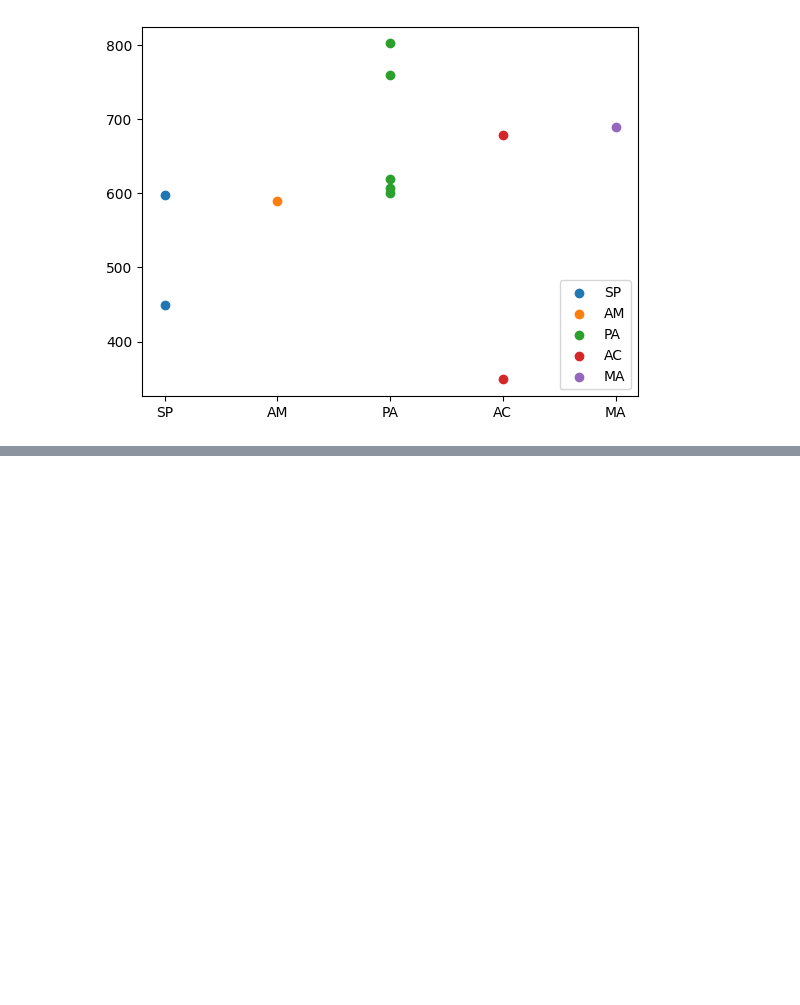
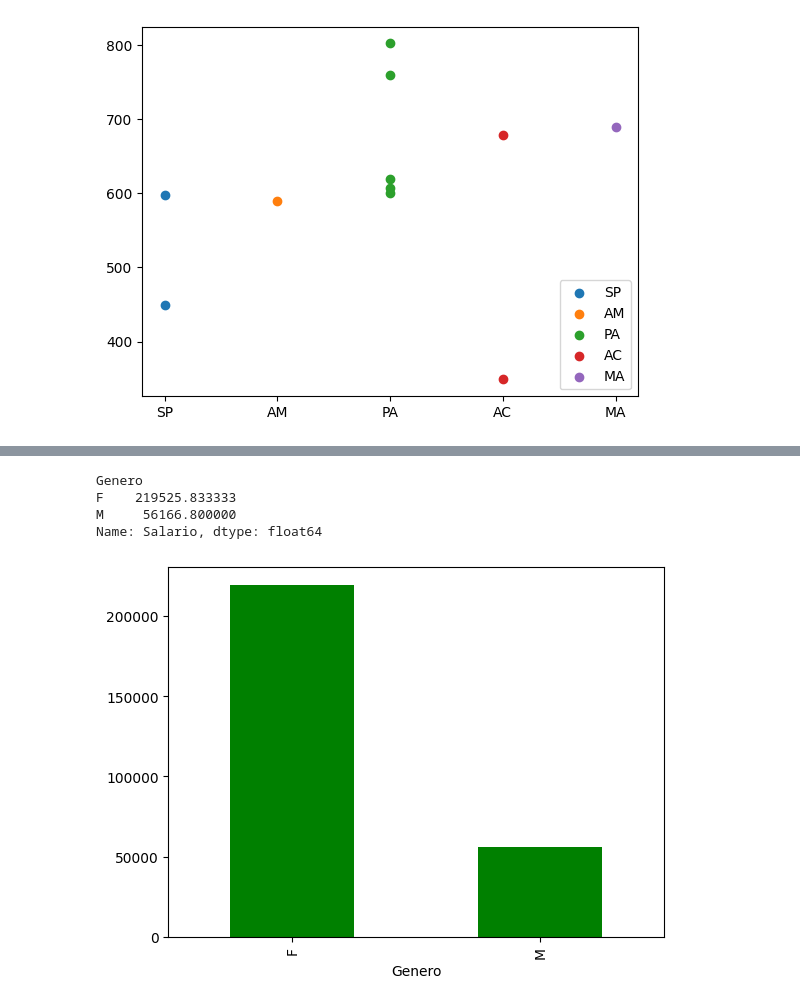
Before and after one commit to renatarep-ad/AD_pandas_exemplos, a Jupyter notebook: analise_exploratoria.ipynb, the cells around one changed output, grey strips where cells are left out. Drawn from its saved outputs; the diff is of its cells as text; code cells hidden in the pictures; blank space fills up the shorter version.

```diff
--- a/analise_exploratoria.ipynb
+++ b/analise_exploratoria.ipynb
@@ -343,0 +357,11 @@ plt.scatter(df.Genero,df.Saldo)
+# %%
+#Gráfico de barras e grupos
+grupo = df.groupby(['Genero'])['Salario'].mean()
+grupo.plot.bar(color='green')
+grupo
+# %% [output]
+Genero
+F    219525.833333
+M     56166.800000
+Name: Salario, dtype: float64
+[figure, added]
```
Also changed, not shown: parts of 5 cells of this notebook.
